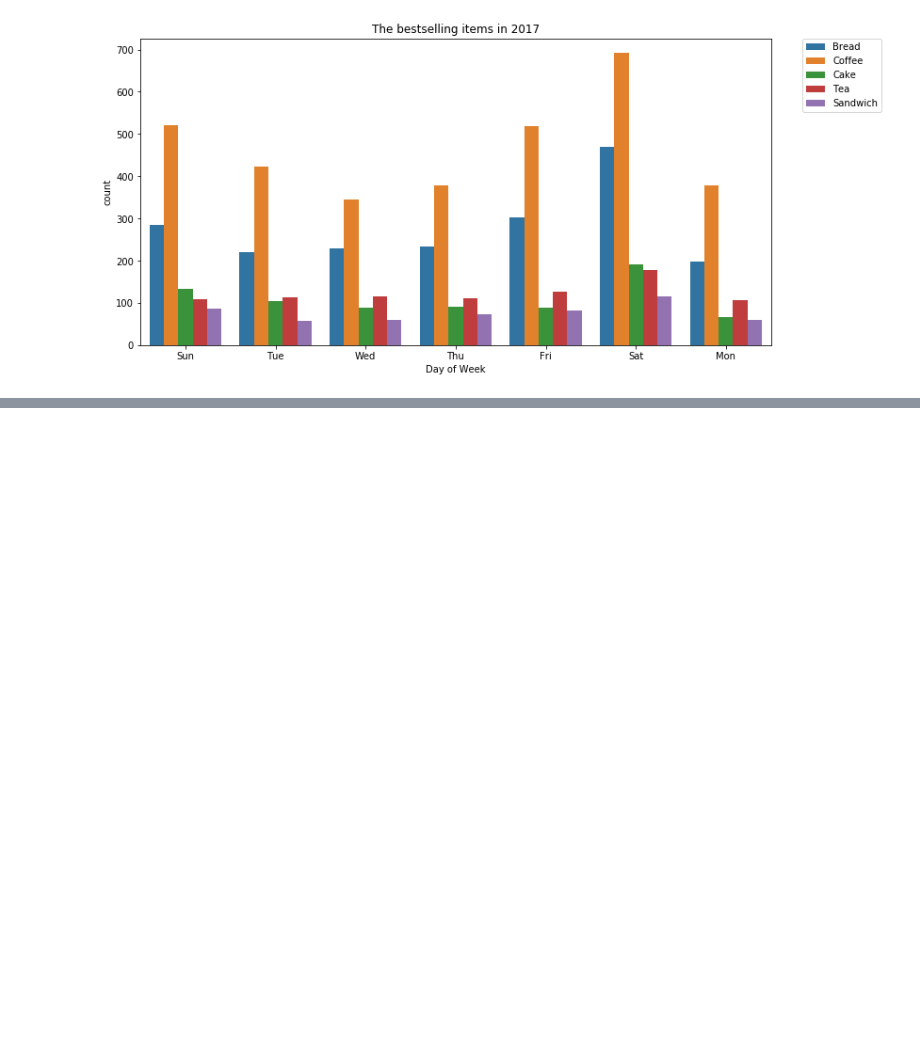
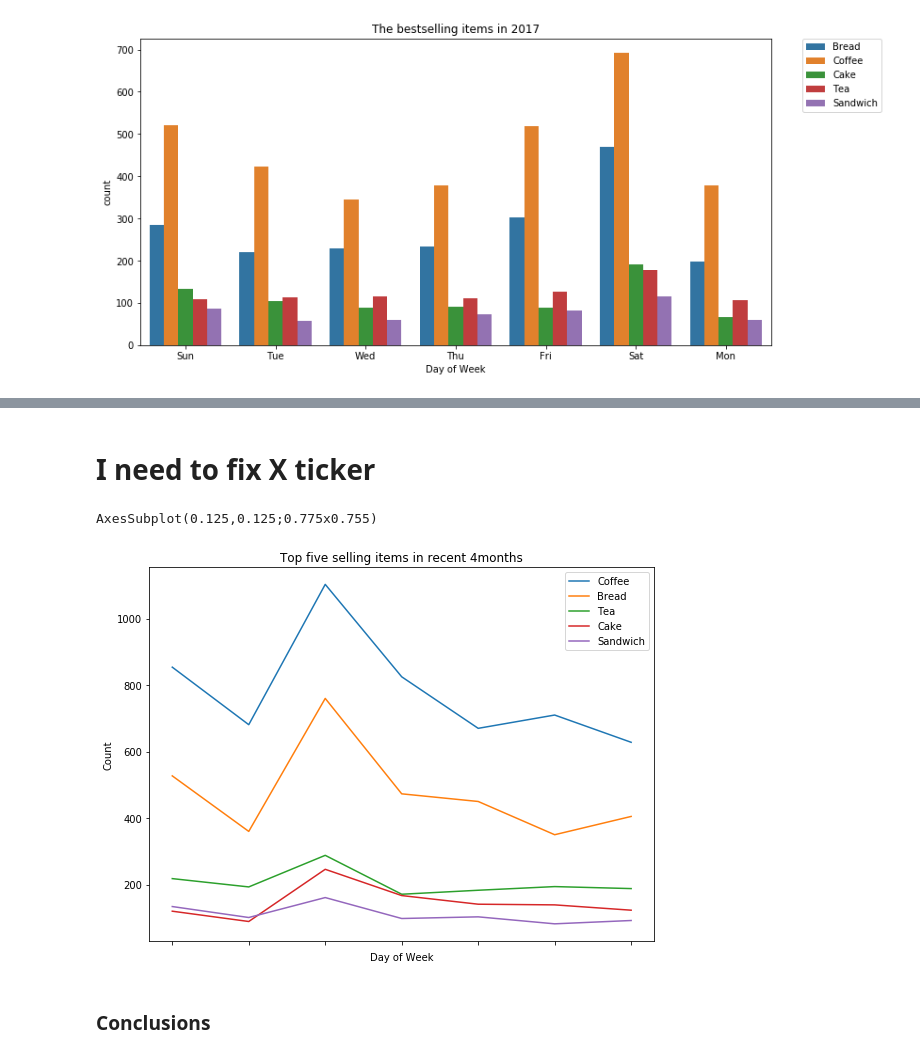
Before and after one commit to Hyunjin89/bread-dataset, a Jupyter notebook: Bread dataset.ipynb, the cells around one changed output, grey strips where cells are left out. Saved outputs shown, nothing was run; the diff lists cells and outputs as text; code cells hidden in the pictures; blank space fills up the shorter version.

```diff
--- a/Bread dataset.ipynb
+++ b/Bread dataset.ipynb
@@ -90,0 +124,22 @@ plt.show()
+# %% [markdown]
+# I need to fix  X ticker
+# %%
+plt.figure(figsize=(8,6))
+
+def get_five_item(items):
+    for i in items:
+        get_item = df[df['Item'] == i].groupby('Day of Week')['Date'].count().plot(label = i)
+    return get_item
+
+print(get_five_item(selected_item))
+
+plt.title('Top five selling items in recent 4months')
+plt.legend(loc='upper right')
+plt.ylabel('Count')
+plt.tight_layout()
+plt.show()
+# %% [output]
+AxesSubplot(0.125,0.125;0.775x0.755)
+[figure, added]
+# %% [markdown]
+### Conclusions
```
Also changed, not shown: parts of 8 cells of this notebook.
